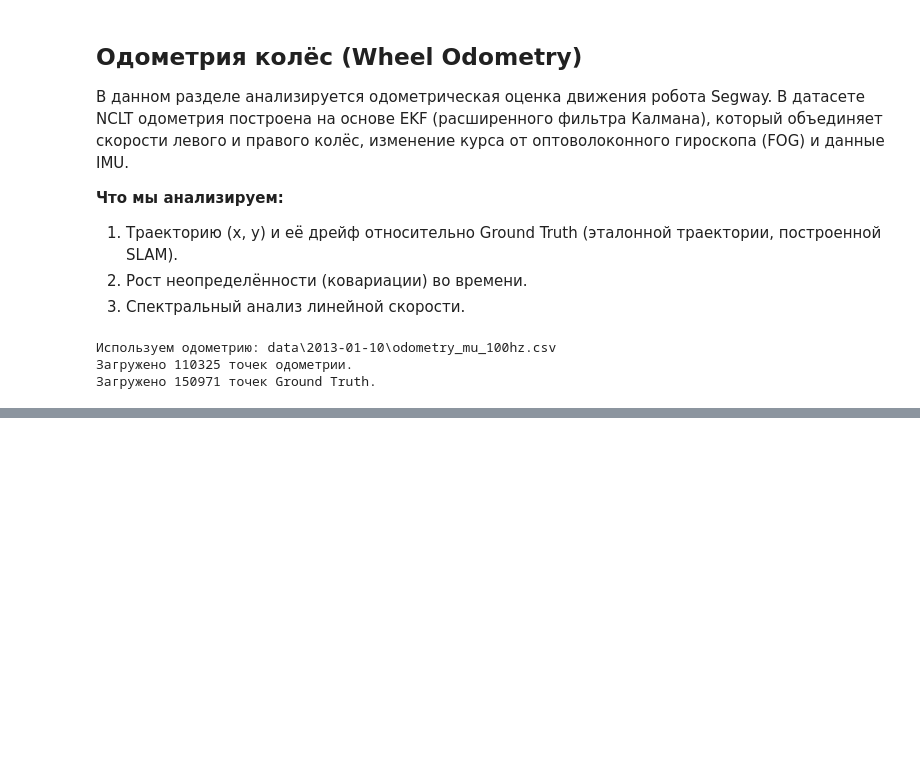
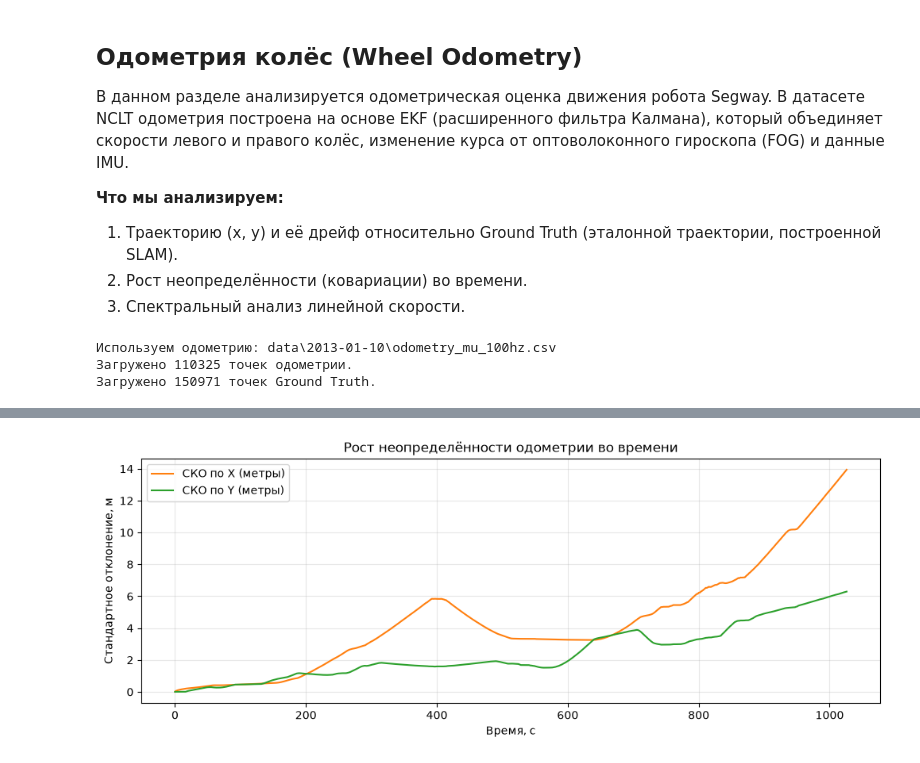
Before and after one commit to Oros-01/Sensors-Signal-Processing, a Jupyter notebook: Signals_kurs.ipynb, the cells around one changed output, grey strips where cells are left out. Drawn from its saved outputs; the diff is of its cells as text; code cells hidden in the pictures; blank space fills up the shorter version.

```diff
--- a/Signals_kurs.ipynb
+++ b/Signals_kurs.ipynb
@@ -626,0 +646,20 @@ print(f"Загружено {len(x_gt)} точек Ground Truth.")
+# %%
+PATH_COV = find_file("odometry_cov_100hz.csv")
+cov_data = np.loadtxt(PATH_COV, delimiter=',')
+
+# Исправленные индексы: 0 - время, 1 - Var(x), 7 - Var(y)
+cov_x = cov_data[:, 1]
+cov_y = cov_data[:, 7]
+
+plt.figure(figsize=(12, 4))
+plt.plot(t_odom, np.sqrt(cov_x), label="СКО по X (метры)", color="tab:orange")
+plt.plot(t_odom, np.sqrt(cov_y), label="СКО по Y (метры)", color="tab:green")
+
+plt.title("Рост неопределённости одометрии во времени")
+plt.xlabel("Время, с")
+plt.ylabel("Стандартное отклонение, м")
+plt.legend()
+plt.grid(True, alpha=0.3)
+plt.show()
+# %% [output]
+[figure, added]
```
Also changed, not shown: parts of 8 cells of this notebook.
